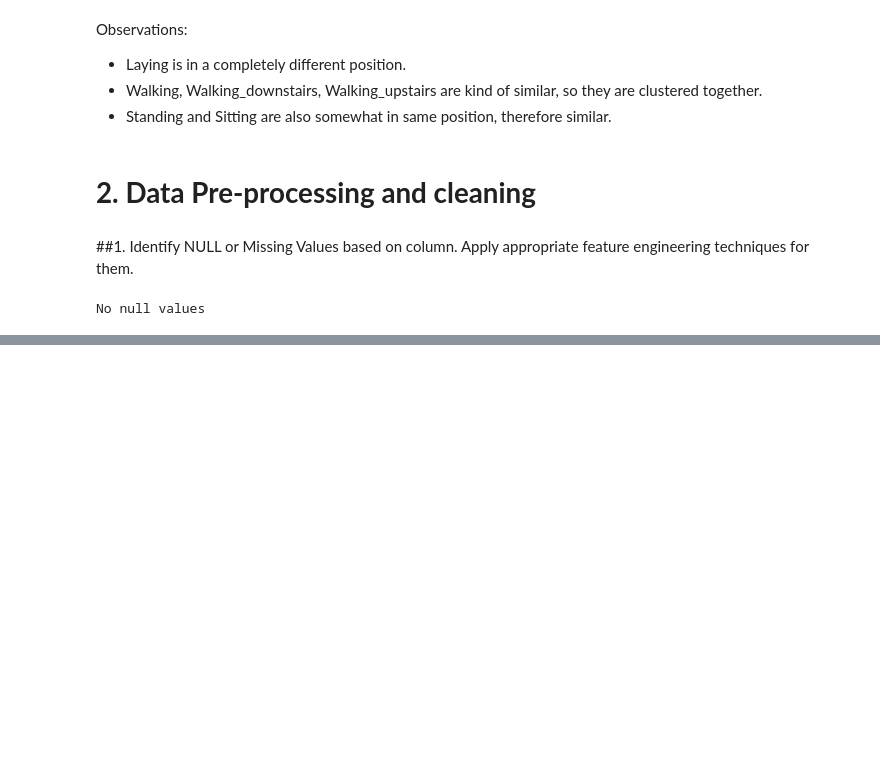
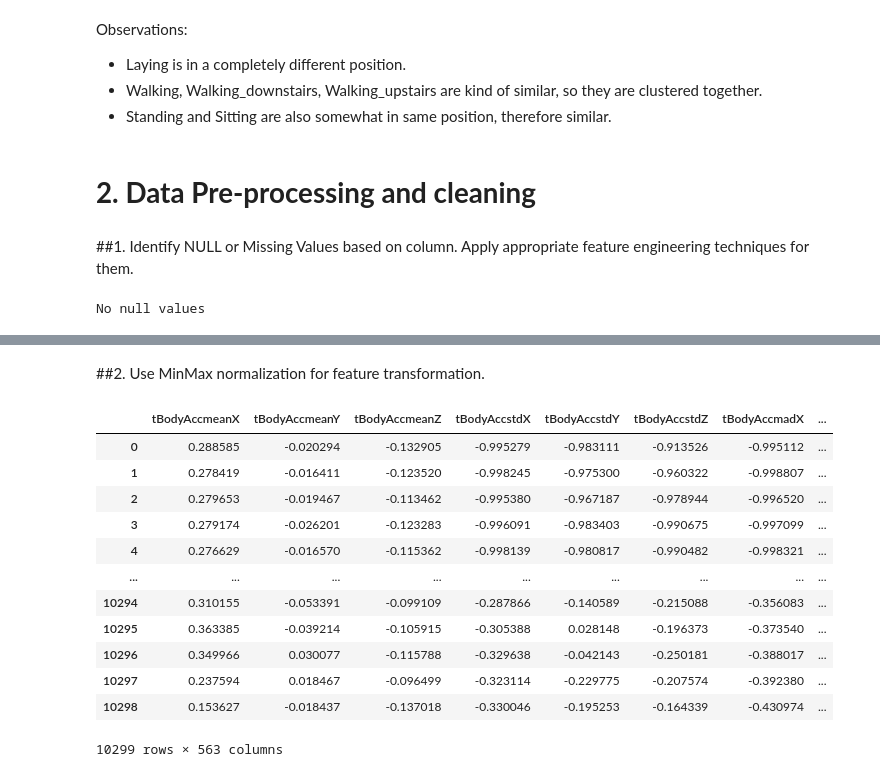
Before and after one commit to mshamesh/HumanActivityRecognition, a Jupyter notebook: Smartphones_assignment.ipynb, the cells around one changed output, grey strips where cells are left out. Drawn from its saved outputs; the diff is of its cells as text; code cells hidden in the pictures; blank space fills up the shorter version.

```diff
--- a/Smartphones_assignment.ipynb
+++ b/Smartphones_assignment.ipynb
@@ -292 +297,24 @@ activity_data.dropna()
 10299 rows × 563 columns
+# %% [markdown]
+##2. Use MinMax normalization for feature transformation.
+# %%
+activity_data_copy = activity_data.copy()
+activity_data_copy.drop(
+    labels = ['Activity', 'subject/Participant'],
+    axis = 1,
+    inplace = True
+)
+# %% [output]
+|  | tBodyAccmeanX | tBodyAccmeanY | tBodyAccmeanZ | tBodyAccstdX | tBodyAccstdY | tBodyAccstdZ | tBodyAccmadX | ... |
+| 0 | 0.288585 | -0.020294 | -0.132905 | -0.995279 | -0.983111 | -0.913526 | -0.995112 | ... |
+| 1 | 0.278419 | -0.016411 | -0.123520 | -0.998245 | -0.975300 | -0.960322 | -0.998807 | ... |
+| 2 | 0.279653 | -0.019467 | -0.113462 | -0.995380 | -0.967187 | -0.978944 | -0.996520 | ... |
+| 3 | 0.279174 | -0.026201 | -0.123283 | -0.996091 | -0.983403 | -0.990675 | -0.997099 | ... |
+| 4 | 0.276629 | -0.016570 | -0.115362 | -0.998139 | -0.980817 | -0.990482 | -0.998321 | ... |
+| ... | ... | ... | ... | ... | ... | ... | ... | ... |
+| 10294 | 0.310155 | -0.053391 | -0.099109 | -0.287866 | -0.140589 | -0.215088 | -0.356083 | ... |
+| 10295 | 0.363385 | -0.039214 | -0.105915 | -0.305388 | 0.028148 | -0.196373 | -0.373540 | ... |
+| 10296 | 0.349966 | 0.030077 | -0.115788 | -0.329638 | -0.042143 | -0.250181 | -0.388017 | ... |
+| 10297 | 0.237594 | 0.018467 | -0.096499 | -0.323114 | -0.229775 | -0.207574 | -0.392380 | ... |
+| 10298 | 0.153627 | -0.018437 | -0.137018 | -0.330046 | -0.195253 | -0.164339 | -0.430974 | ... |
+10299 rows × 563 columns
```
Also changed, not shown: parts of 14 cells of this notebook.
